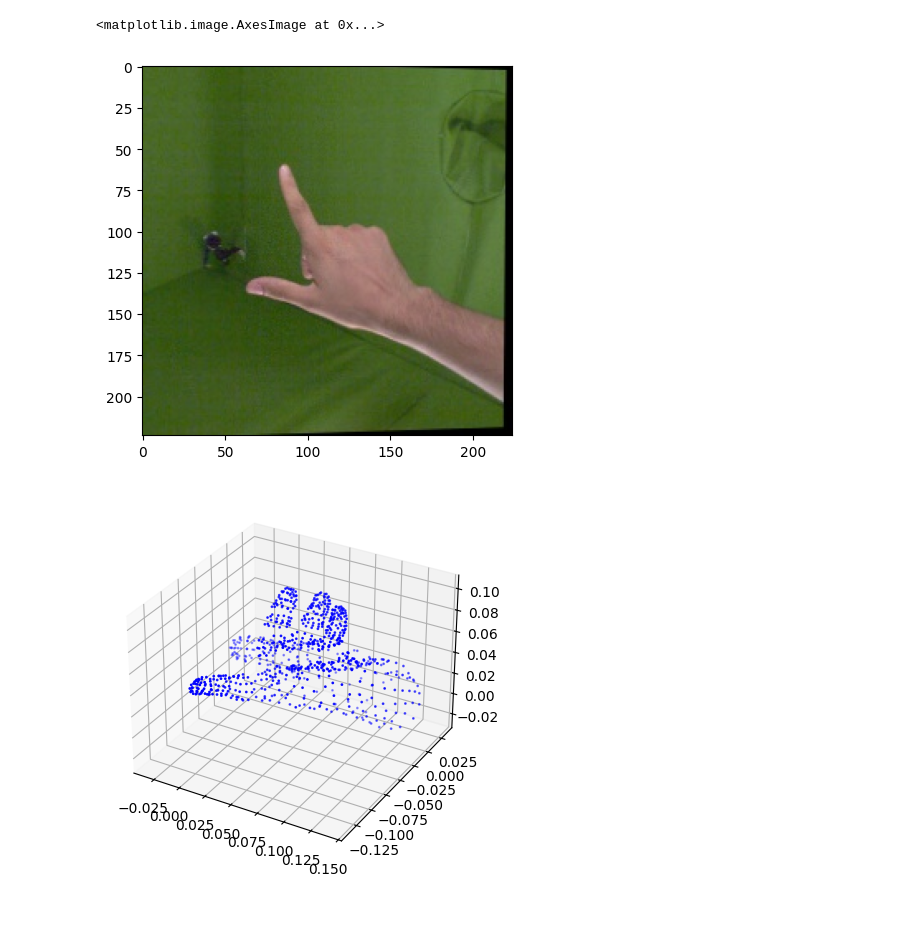
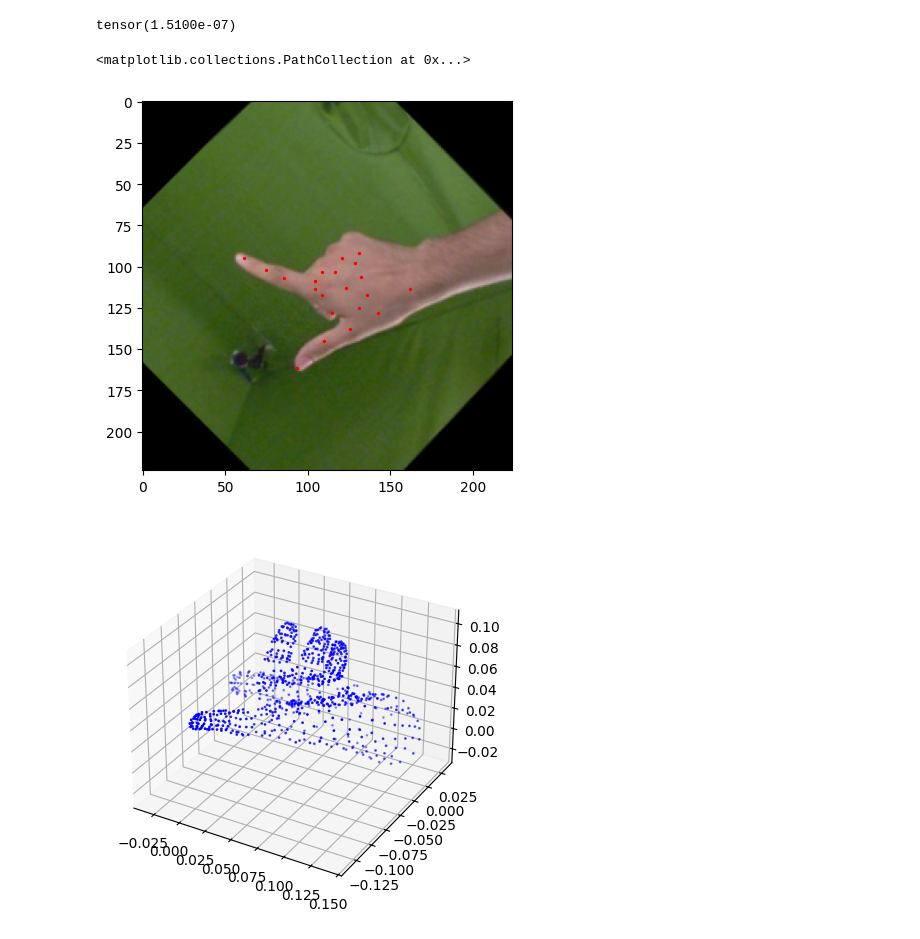
Before and after one commit to Mine268/TI-Net, a Jupyter notebook: Freihand.ipynb, the cells around one changed output. Drawn from its saved outputs; the diff is of its cells as text; code cells hidden in the pictures.

```diff
--- a/Freihand.ipynb
+++ b/Freihand.ipynb
@@ -28,24 +32,36 @@ with open(os.path.join(fh_root, "training_mano.json"), "r") as f:
 training_K = np.array(training_K)
 training_xyz = np.array(training_xyz)
 training_mano = np.array(training_mano, dtype=np.float32)
+# %%
+torch.sin(torch.tensor(3.1415926))
+# %% [output]
+tensor(1.5100e-07)
 # %%
+import kornia
+
 kps3d = training_xyz[ix]
 intr = training_K[ix]
 mano_data = training_mano[ix]
 
+rot_deg = torch.tensor([torch.pi / 4])  # torch.rand(size=(1,)) * torch.pi * 2
+rot_ang = rot_deg * 180 / torch.pi
+
+rot_mat = torch.Tensor([
+    [torch.cos(-rot_deg), -torch.sin(-rot_deg), 0],
+    [torch.sin(-rot_deg), torch.cos(-rot_deg), 0],
+    [0, 0, 1]
+])
+kps3d = (rot_mat @ kps3d.T).T
 kps2d = intr.dot(kps3d.T).T
 kps2d = kps2d[..., :-1] / kps2d[..., -1:]
 
-pose, shape, uv_root, scale = eps.unpack(mano_data, [(48,), (10,), (2,), (1,)], "d *")
-r_output = mano.layer['right'](betas=torch.from_numpy(shape),
-                               hand_pose=torch.from_numpy(pose[:,3:]),
-                               global_orient=torch.from_numpy(pose[:,:3]),
-                               transl=torch.zeros(1, 3))
+img_tensor = torch.from_numpy(img.copy()).permute(2,0,1)[None,...] / 255.
+img_tensor = kornia.geometry.transform.rotate(img_tensor, rot_ang)[0]
 
-plt.imshow(img)
-# plt.scatter(kps2d[:,0], kps2d[:,1], c='r', s=2)
+plt.imshow(img_tensor.permute(1,2,0))
+plt.scatter(kps2d[:,0], kps2d[:,1], c='r', s=2)
 # %% [output]
-<matplotlib.image.AxesImage at 0x...>
+<matplotlib.collections.PathCollection at 0x...>
-[figure, old version]
+[figure, new version]
 # %%
 %matplotlib inline
```
Also changed, not shown: parts of 3 cells of this notebook, 1 other file.
